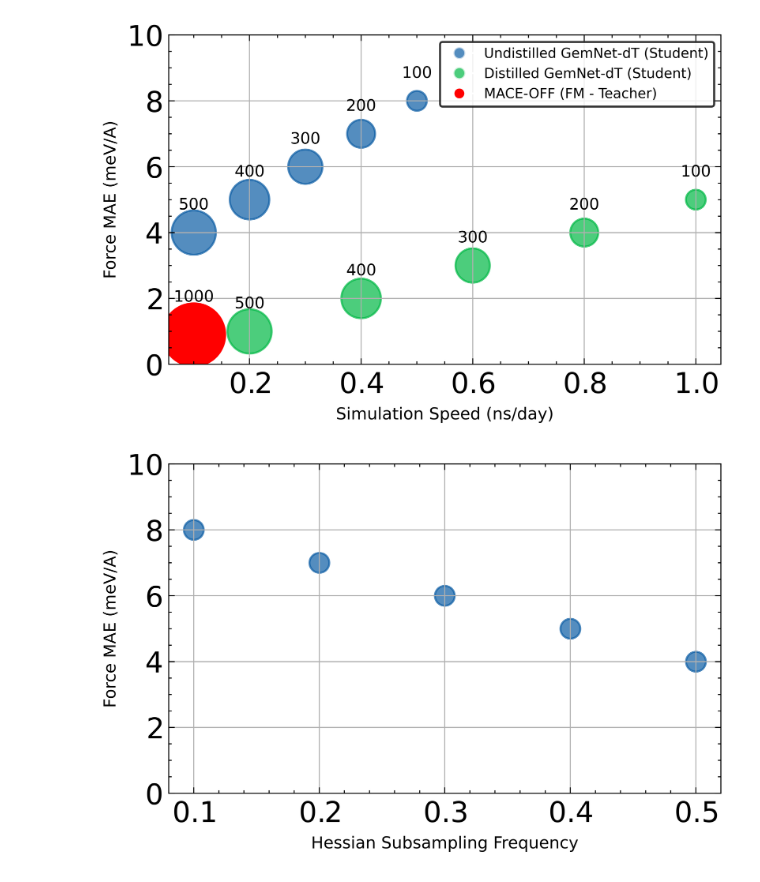
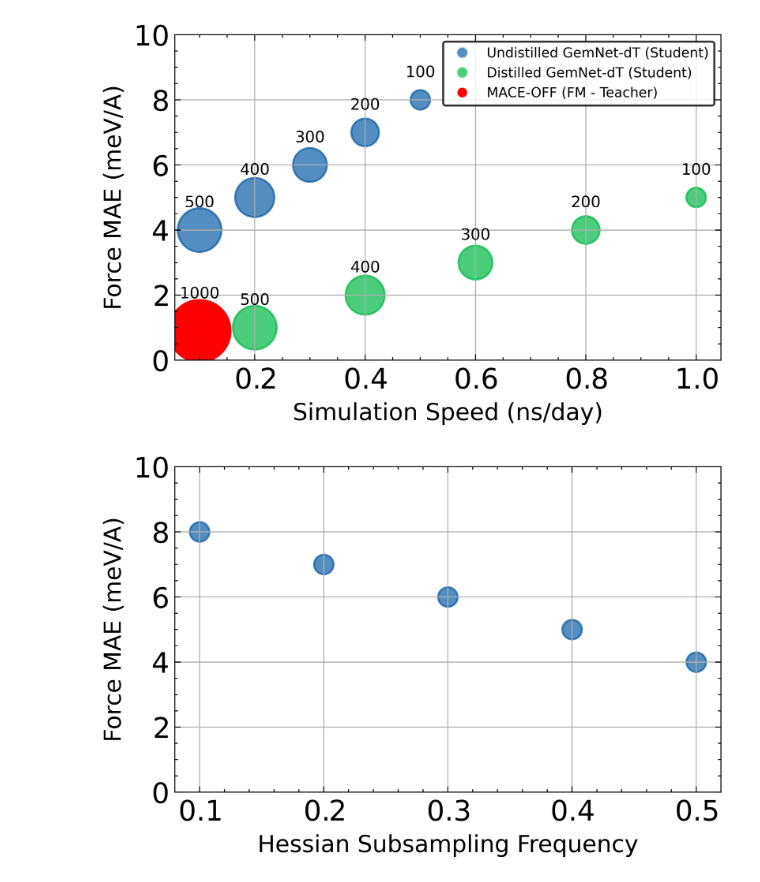
Before and after one commit to ishanthewizard/MLFF-distill, a Jupyter notebook: figures.ipynb, the cells around one changed output. Drawn from its saved outputs; the diff is of its cells as text; code cells hidden in the pictures.

```diff
--- a/figures.ipynb
+++ b/figures.ipynb
@@ -70,36 +70,36 @@ plt.scatter(dist_student_speeds, dist_student_errors,
 for i, (speed, error, size) in enumerate(zip(dist_student_speeds, dist_student_errors, student_sizes)):
     plt.text(speed, error + 0.7, f'{size}', fontsize=8, ha='center')  # Adjust the position of the text slightly above the dots
 
 # Plot teacher
 plt.scatter(teacher_speed, teacher_error,
             label='MACE-OFF (FM - Teacher)',
             marker='o',
             color='red',
             s=teacher_size)  # Marker size proportional to teacher size
 
 # Add text annotation for teacher size
 plt.text(teacher_speed, teacher_error + 1.0, f'{teacher_size}', fontsize=8, ha='center')  # Adjust the position of the text
 
 
 # Create a custom legend with fixed marker sizes
 handles, labels = plt.gca().get_legend_handles_labels()
 legend_handles = [plt.Line2D([0], [0], marker='o', color='w', markerfacecolor=h.get_facecolor()[0],
                              markersize=6, label=l) for h, l in zip(handles, labels)]
 
 plt.legend(legend_handles, labels, frameon=True, edgecolor='black')  # Add a box around the legend
 
 # Add grid to the background
 plt.grid(True)
-plt.xlabel('Simulation Speed (ns/day)')
-plt.ylabel('Force MAE (meV/A)')
+plt.xlabel('Simulation Speed (ns/day)', fontsize=12)
+plt.ylabel('Force MAE (meV/A)', fontsize=12)
 plt.ylim(0, 10)
 
 
 plt.savefig('speed_vs_error.png')
 plt.show()
 plt.close()
 # %% [output]
-[figure, old version]
+[figure, new version]
 # %%
 
 
@@ -116,8 +116,8 @@ plt.scatter(subsampling_freq, errors,
 
 # Add grid to the background
 plt.grid(True)
-plt.xlabel('Hessian Subsampling Frequency')
-plt.ylabel('Force MAE (meV/A)')
+plt.xlabel('Hessian Subsampling Frequency', fontsize=12)
+plt.ylabel('Force MAE (meV/A)', fontsize=12)
 plt.ylim(0, 10)
 
 
@@ -125,4 +125,4 @@ plt.savefig('subsampling_vs_error.png')
 plt.show()
 plt.close()
 # %% [output]
-[figure, old version]
+[figure, new version]
```
Also changed, not shown: 21 other files.
